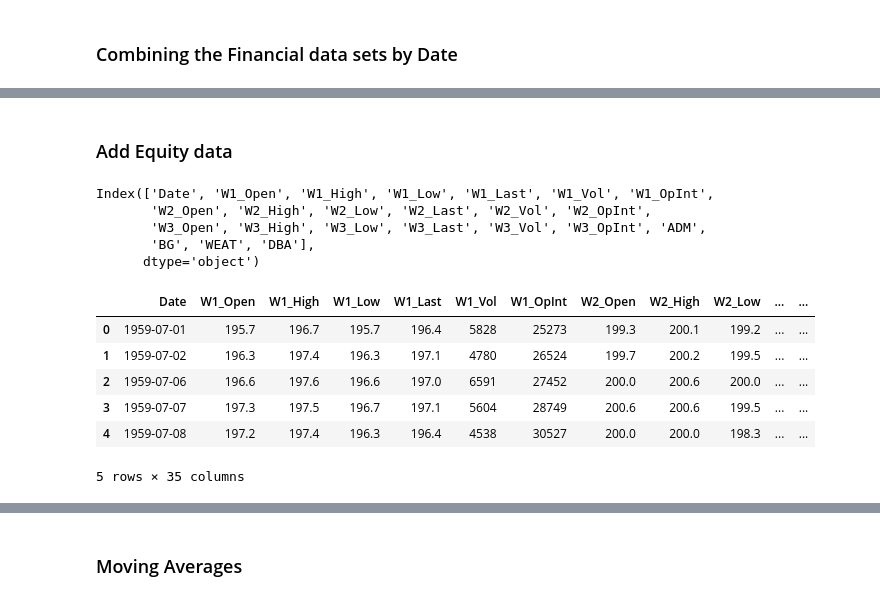
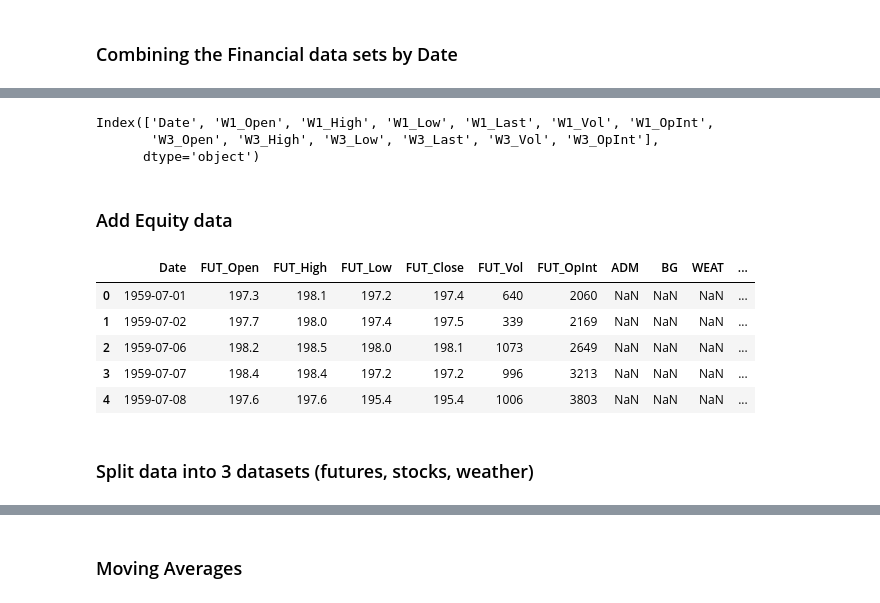
Before and after one commit to andrewredd/aa-project, a Jupyter notebook: futures_data.ipynb, the cells around one changed output, grey strips where cells are left out. Drawn from its saved outputs; the diff is of its cells as text; code cells hidden in the pictures.

Commit message:
prepped 3 diff datasets for nn, working on fitting now

```diff
--- a/futures_data.ipynb
+++ b/futures_data.ipynb
@@ -92,6 +116,12 @@ for file in filenamesFUT:
         dat = df
     else:
         dat = dat.merge(df, how='left', on='Date')
+# %%
+dat.columns
+# %% [output]
+Index(['Date', 'W1_Open', 'W1_High', 'W1_Low', 'W1_Last', 'W1_Vol', 'W1_OpInt',
+       'W3_Open', 'W3_High', 'W3_Low', 'W3_Last', 'W3_Vol', 'W3_OpInt'],
+      dtype='object')
 # %% [markdown]
 ### Add Equity data
 # %%
@@ -101,7 +131,7 @@ filenamesEQ = [x for x in filenames if x not in filenamesFUT]
 colsEQ = ['Date','Close']
 
 for file in filenamesEQ:
-    if 'financialALL' not in file and 'pivoted' not in file:
+    if 'financialALL' not in file and 'imputed' not in file:
         df = pd.read_csv(file, parse_dates=[0])
         df = df[colsEQ]
 
@@ -112,14 +142,23 @@ for file in filenamesEQ:
 
         #merge with futures data
         dat = dat.merge(df, how='left', on='Date')
-# %%
-dat.columns
-# %% [output]
-Index(['Date', 'W1_Open', 'W1_High', 'W1_Low', 'W1_Last', 'W1_Vol', 'W1_OpInt',
-       'W2_Open', 'W2_High', 'W2_Low', 'W2_Last', 'W2_Vol', 'W2_OpInt',
-       'W3_Open', 'W3_High', 'W3_Low', 'W3_Last', 'W3_Vol', 'W3_OpInt', 'ADM',
-       'BG', 'WEAT', 'DBA'],
-      dtype='object')
+# %%
+#keep only the W3 futures contract (3 months ahead rolling contract)
+dat = dat[['Date', 'W3_Open', 'W3_High', 'W3_Low', 'W3_Last', 'W3_Vol', 'W3_OpInt', 'ADM',
+     'BG', 'WEAT', 'DBA']]
+
+#change col names
+dat.columns = ['Date', 'FUT_Open', 'FUT_High', 'FUT_Low', 'FUT_Close', 'FUT_Vol', 'FUT_OpInt', 'ADM',
+     'BG', 'WEAT', 'DBA']
+
+dat.head()
+# %% [output]
+|  | Date | FUT_Open | FUT_High | FUT_Low | FUT_Close | FUT_Vol | FUT_OpInt | ADM | BG | WEAT | ... |
+| 0 | 1959-07-01 | 197.3 | 198.1 | 197.2 | 197.4 | 640 | 2060 | NaN | NaN | NaN | ... |
+| 1 | 1959-07-02 | 197.7 | 198.0 | 197.4 | 197.5 | 339 | 2169 | NaN | NaN | NaN | ... |
+| 2 | 1959-07-06 | 198.2 | 198.5 | 198.0 | 198.1 | 1073 | 2649 | NaN | NaN | NaN | ... |
+| 3 | 1959-07-07 | 198.4 | 198.4 | 197.2 | 197.2 | 996 | 3213 | NaN | NaN | NaN | ... |
+| 4 | 1959-07-08 | 197.6 | 197.6 | 195.4 | 195.4 | 1006 | 3803 | NaN | NaN | NaN | ... |
 # %%
 # make Date the index
 dat = dat.set_index('Date')
@@ -132,10 +168,2 @@ dat.to_csv("./Data/financialALL.csv")
-# %%
-dat.head()
-# %% [output]
-|  | Date | W1_Open | W1_High | W1_Low | W1_Last | W1_Vol | W1_OpInt | W2_Open | W2_High | W2_Low | ... | ... |
-| 0 | 1959-07-01 | 195.7 | 196.7 | 195.7 | 196.4 | 5828 | 25273 | 199.3 | 200.1 | 199.2 | ... | ... |
-| 1 | 1959-07-02 | 196.3 | 197.4 | 196.3 | 197.1 | 4780 | 26524 | 199.7 | 200.2 | 199.5 | ... | ... |
-| 2 | 1959-07-06 | 196.6 | 197.6 | 196.6 | 197.0 | 6591 | 27452 | 200.0 | 200.6 | 200.0 | ... | ... |
-| 3 | 1959-07-07 | 197.3 | 197.5 | 196.7 | 197.1 | 5604 | 28749 | 200.6 | 200.6 | 199.5 | ... | ... |
-| 4 | 1959-07-08 | 197.2 | 197.4 | 196.3 | 196.4 | 4538 | 30527 | 200.0 | 200.0 | 198.3 | ... | ... |
-5 rows × 35 columns
+# %% [markdown]
+### Split data into 3 datasets (futures, stocks, weather)
```
Also changed, not shown: parts of 68 cells of this notebook.
